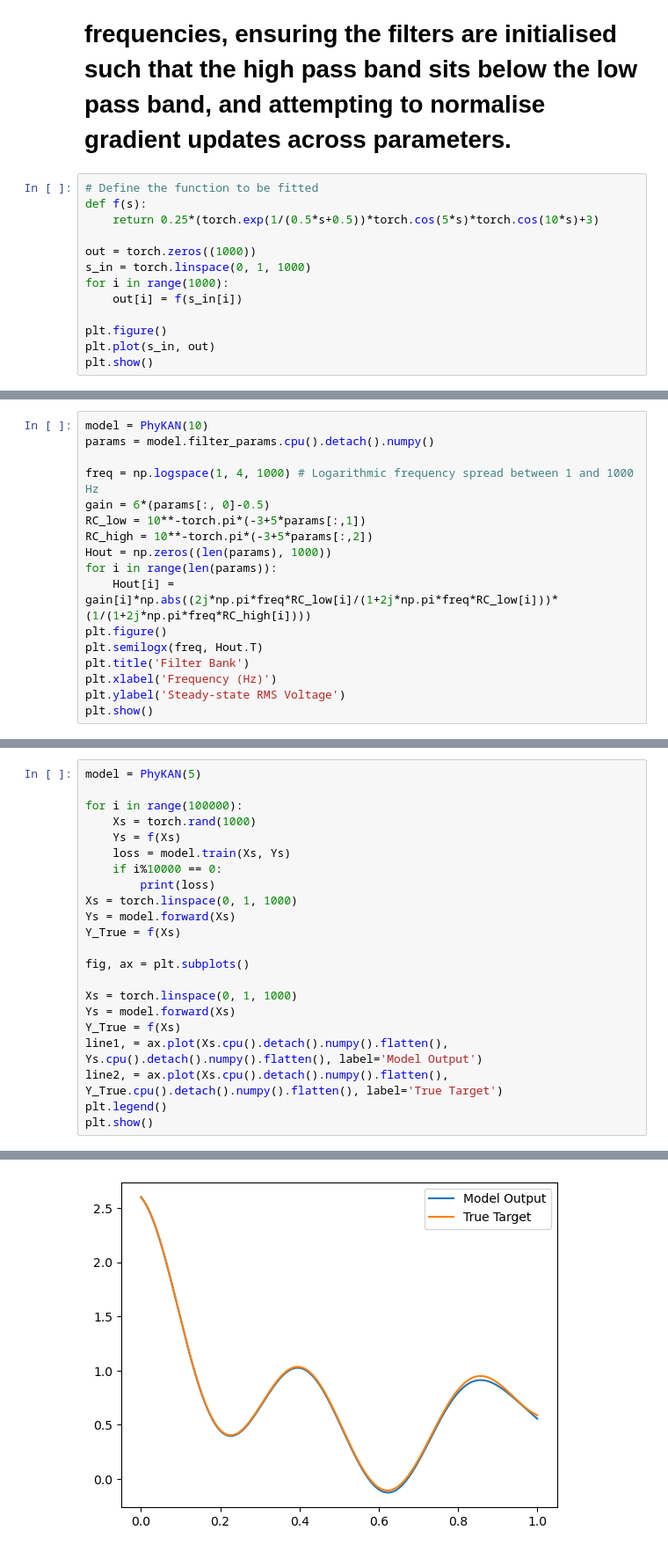
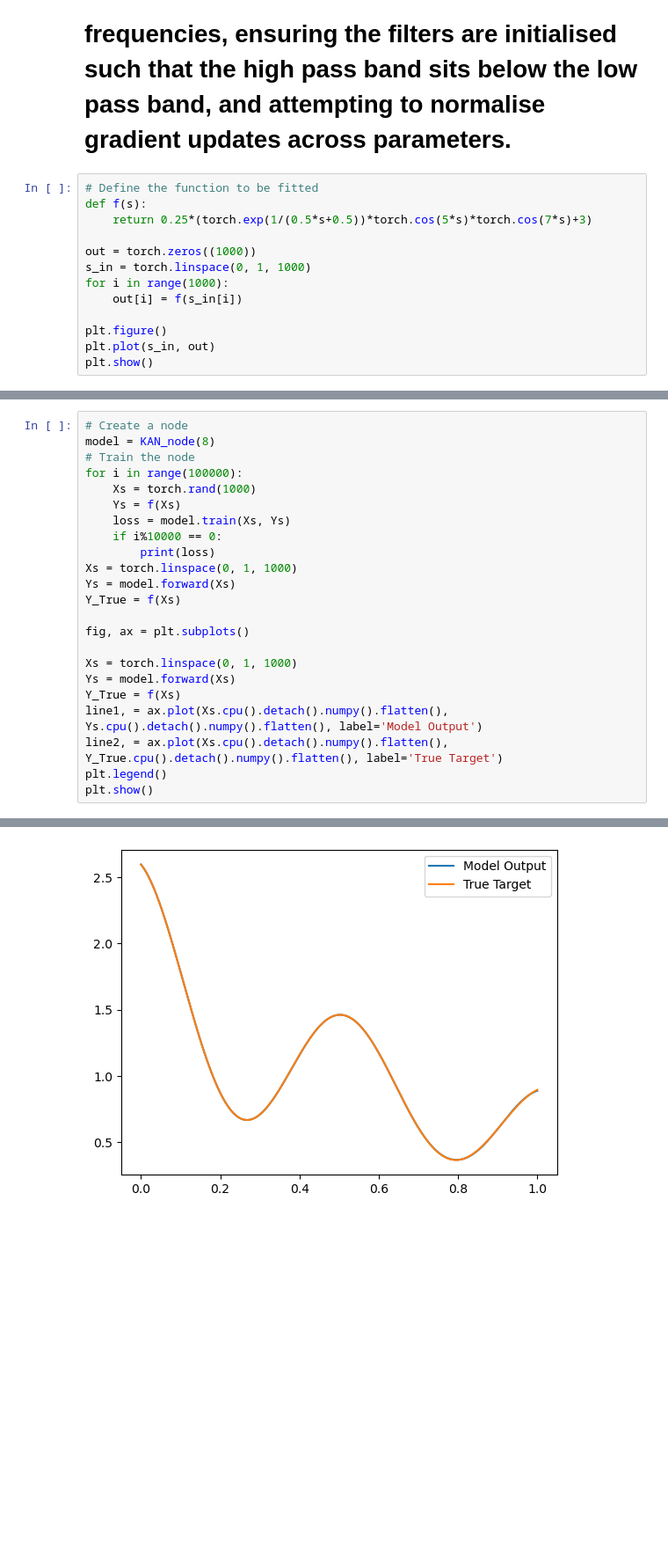
Before and after one commit to ianvidamour/PhyKAN, a Jupyter notebook: RC Filter KAN-V2.ipynb, the cells around one changed output, grey strips where cells are left out. Shown at 88% size. Cells and saved outputs as stored; diff of their text form; blank space fills up the shorter version.

```diff
--- a/RC Filter KAN-V2.ipynb
+++ b/RC Filter KAN-V2.ipynb
@@ -8,7 +8,7 @@ import torch.nn as nn
 # %%
 # Define the function to be fitted
 def f(s):
-    return 0.25*(torch.exp(1/(0.5*s+0.5))*torch.cos(5*s)*torch.cos(10*s)+3)
+    return 0.25*(torch.exp(1/(0.5*s+0.5))*torch.cos(5*s)*torch.cos(7*s)+3)
 
 out = torch.zeros((1000))
 s_in = torch.linspace(0, 1, 1000)
@@ -59,20 +62,3 @@ class PhyKAN(nn.Module):
         loss.backward()
         self.optim.step()
         return(loss.item())
-# %%
-model = PhyKAN(10)
-params = model.filter_params.cpu().detach().numpy()
-
-freq = np.logspace(1, 4, 1000) # Logarithmic frequency spread between 1 and 1000 Hz
-gain = 6*(params[:, 0]-0.5)
-RC_low = 10**-torch.pi*(-3+5*params[:,1])
-RC_high = 10**-torch.pi*(-3+5*params[:,2])
-Hout = np.zeros((len(params), 1000))
-for i in range(len(params)):
-    Hout[i] = gain[i]*np.abs((2j*np.pi*freq*RC_low[i]/(1+2j*np.pi*freq*RC_low[i]))*(1/(1+2j*np.pi*freq*RC_high[i])))
-plt.figure()
-plt.semilogx(freq, Hout.T)
-plt.title('Filter Bank')
-plt.xlabel('Frequency (Hz)')
-plt.ylabel('Steady-state RMS Voltage')
-plt.show()
@@ -81,6 +65,7 @@ plt.show()
 # %%
-model = PhyKAN(5)
-
+# Create a node
+model = KAN_node(8)
+# Train the node
 for i in range(100000):
     Xs = torch.rand(1000)
     Ys = f(Xs)
@@ -114 +99 @@ plt.show()
-[figure, old version]
+[figure, new version]
```
Also changed, not shown: parts of 11 cells of this notebook.
